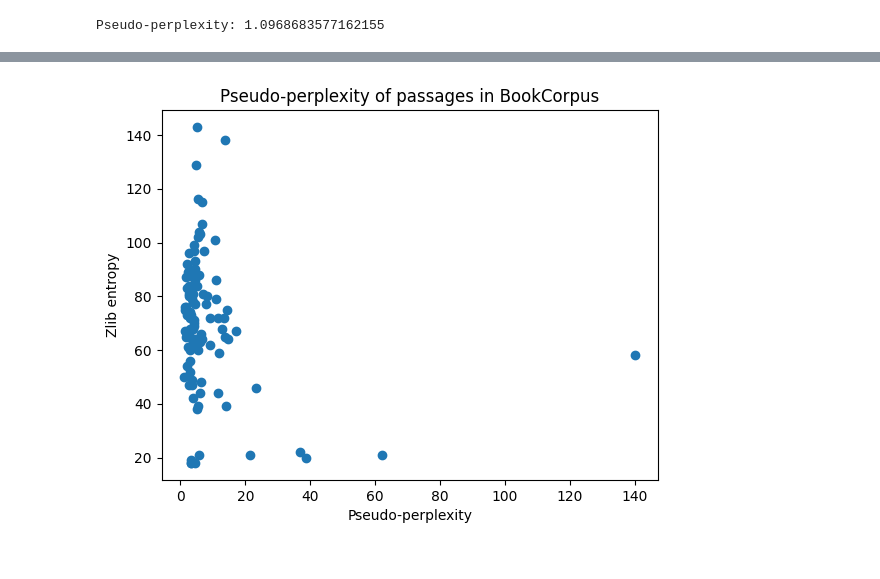
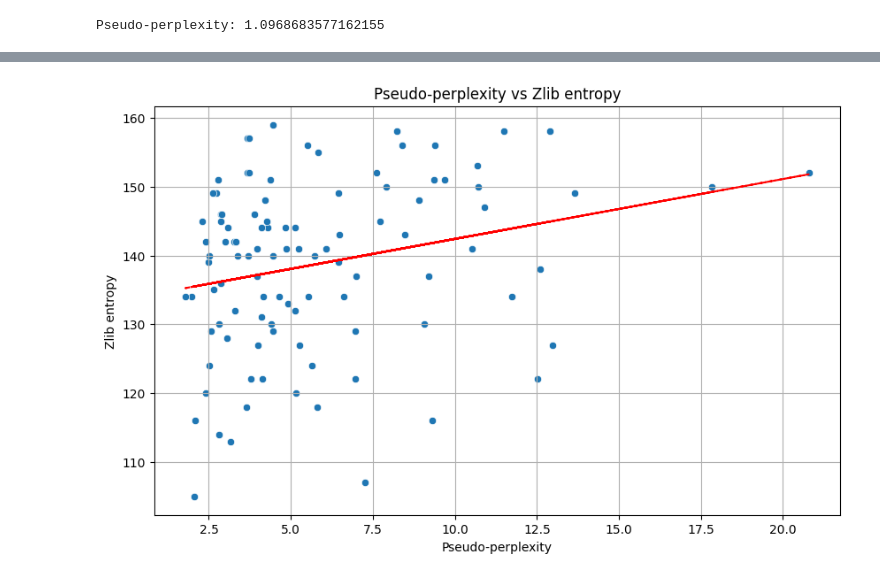
Before and after one commit to rufimelo99/ml_security, a Jupyter notebook: ml_security/ml_security/memorization/experiment.ipynb, the cells around one changed output, grey strips where cells are left out. Saved outputs shown, nothing was run; the diff lists cells and outputs as text; code cells hidden in the pictures.

```diff
--- a/ml_security/ml_security/memorization/experiment.ipynb
+++ b/ml_security/ml_security/memorization/experiment.ipynb
@@ -344,24 +69,35 @@ Other options:
 # %%
+file_path = "generations_1000.txt"
 perplexities = []
 zlib_entripies = []
+texts = []
+ids = []
 import zlib
 from tqdm import tqdm
-for example_idx, passage in tqdm(enumerate(ds_book_corpus['train']), total=len(ds_book_corpus['train'])):
-    passage = passage['text']
-    perpl = score(passage, model, tokenizer)
-    perplexities.append(perpl)
-    # Zlib "entropy" of sample
-    zlib_entropy = len(zlib.compress(bytes(passage, 'utf-8')))
-    zlib_entripies.append(zlib_entropy)
+with open(file_path, 'r') as f:
+    lines = f.readlines()
+    for line_idx, line in tqdm(enumerate(lines), total=len(lines)):
+        perpl = score(line, model, tokenizer)
+        zlib_entropy = len(zlib.compress(bytes(line, 'utf-8')))
+        perplexities.append(perpl)
+        zlib_entripies.append(zlib_entropy)
 
-    if example_idx>100:
-        break
+        if line_idx>100:
+            break
 # %%
+import seaborn as sns
 import matplotlib.pyplot as plt
-plt.scatter(perplexities, zlib_entripies)
-plt.xlabel("Pseudo-perplexity")
-plt.ylabel("Zlib entropy")
-plt.title("Pseudo-perplexity of passages in BookCorpus")
+# plot scatter plot
+plt.figure(figsize=(10, 6))
+sns.scatterplot(x=perplexities, y=zlib_entripies, data=ds_book_corpus['train'])
+plt.xlabel('Pseudo-perplexity')
+plt.ylabel('Zlib entropy')
+plt.title('Pseudo-perplexity vs Zlib entropy')
+z = np.polyfit(perplexities, zlib_entripies, 1)
+p = np.poly1d(z)
+plt.plot(perplexities,p(perplexities),"r--")
+plt.grid()
+
 plt.show()
 # %% [output]
-[figure, old version]
+[figure, new version]
```
Also changed, not shown: parts of 9 cells of this notebook, 1 other file.
